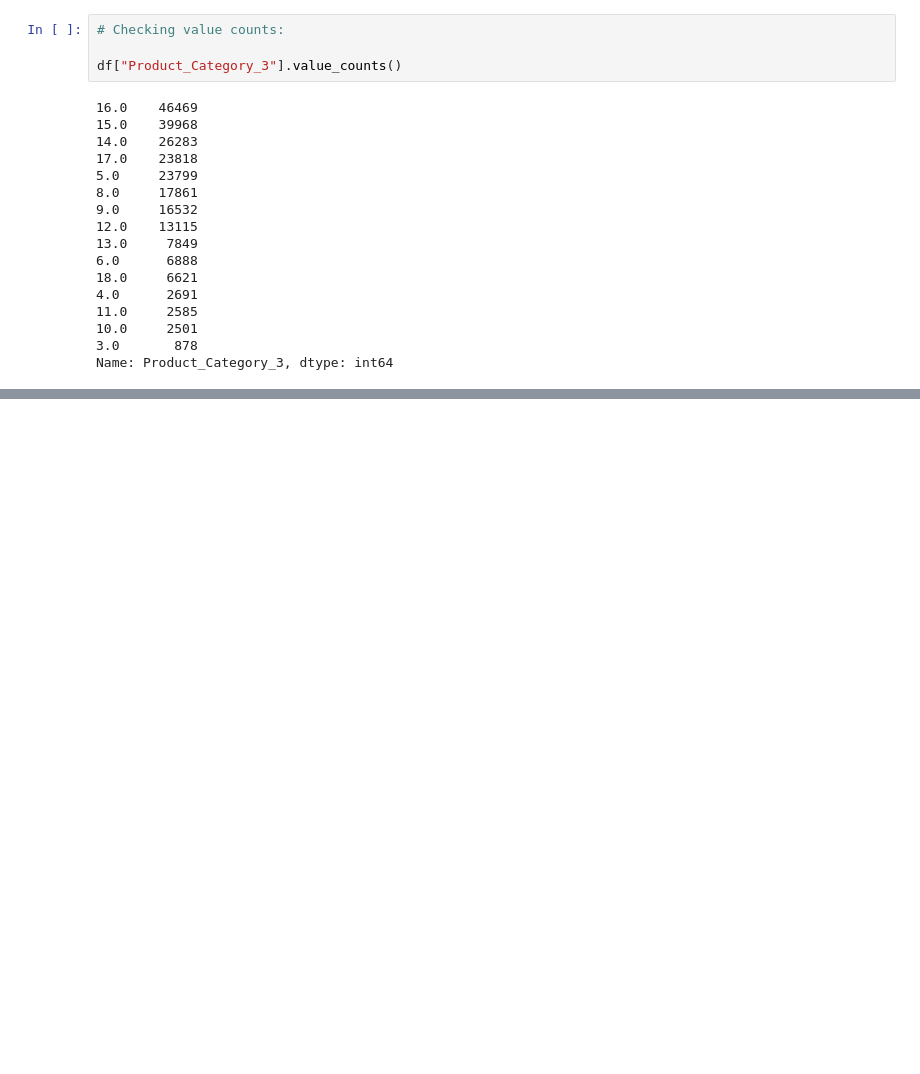
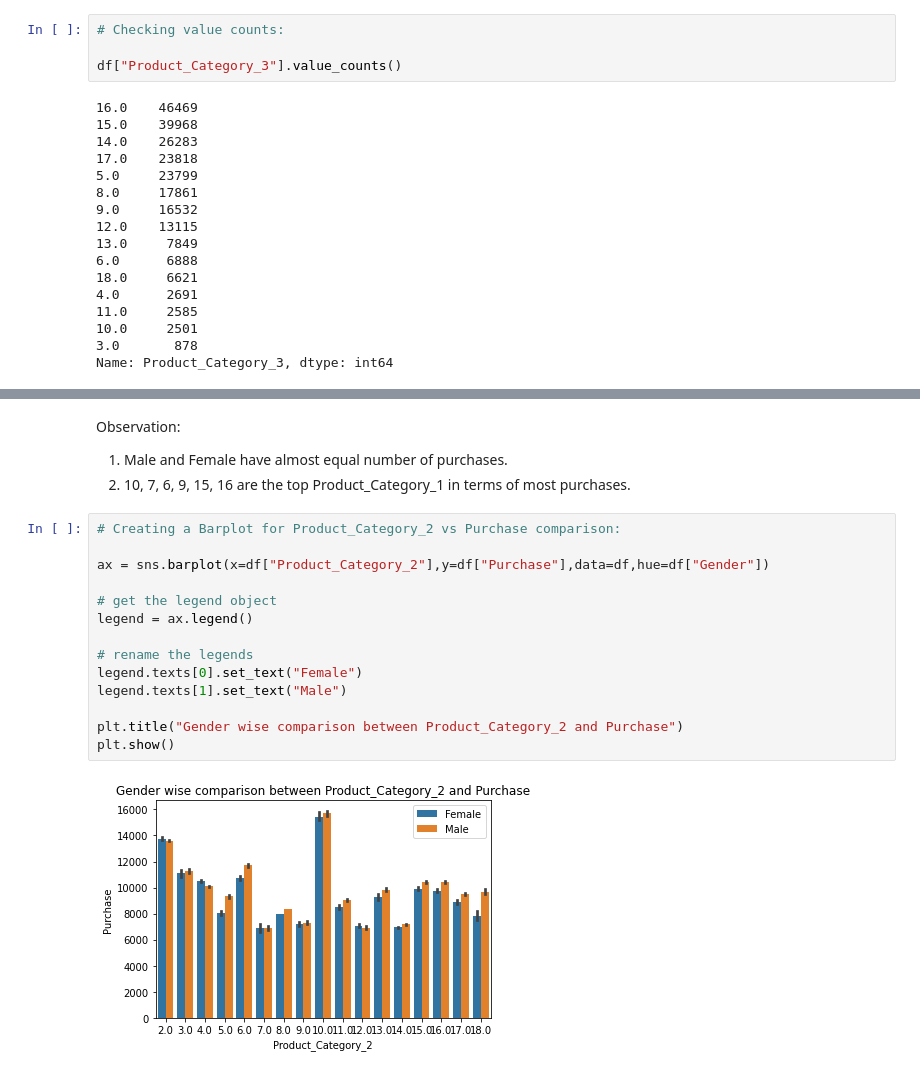
Before and after one commit to dhar9571/EDA---Black-Friday-Sales-Data, a Jupyter notebook: EDA_and_Feature_Engineering_Project_Black_Friday_Dataset.ipynb, the cells around one changed output, grey strips where cells are left out. Cells and saved outputs as stored; diff of their text form; blank space fills up the shorter version.

```diff
--- a/EDA_and_Feature_Engineering_Project_Black_Friday_Dataset.ipynb
+++ b/EDA_and_Feature_Engineering_Project_Black_Friday_Dataset.ipynb
@@ -285,0 +420,20 @@ array([16., 14., 17.,  5.,  4., 15.,  8.,  9., 13.,  6., 12.,  3., 18.,
+# %% [markdown]
+Observation:
+1. Male and Female have almost equal number of purchases.
+2. 10, 7, 6, 9, 15, 16 are the top Product_Category_1 in terms of most purchases.
+# %%
+# Creating a Barplot for Product_Category_2 vs Purchase comparison:
+
+ax = sns.barplot(x=df["Product_Category_2"],y=df["Purchase"],data=df,hue=df["Gender"])
+
+# get the legend object
+legend = ax.legend()
+
+# rename the legends
+legend.texts[0].set_text("Female")
+legend.texts[1].set_text("Male")
+
+plt.title("Gender wise comparison between Product_Category_2 and Purchase")
+plt.show()
+# %% [output]
+[figure, added]
```
Also changed, not shown: parts of 24 cells of this notebook.
